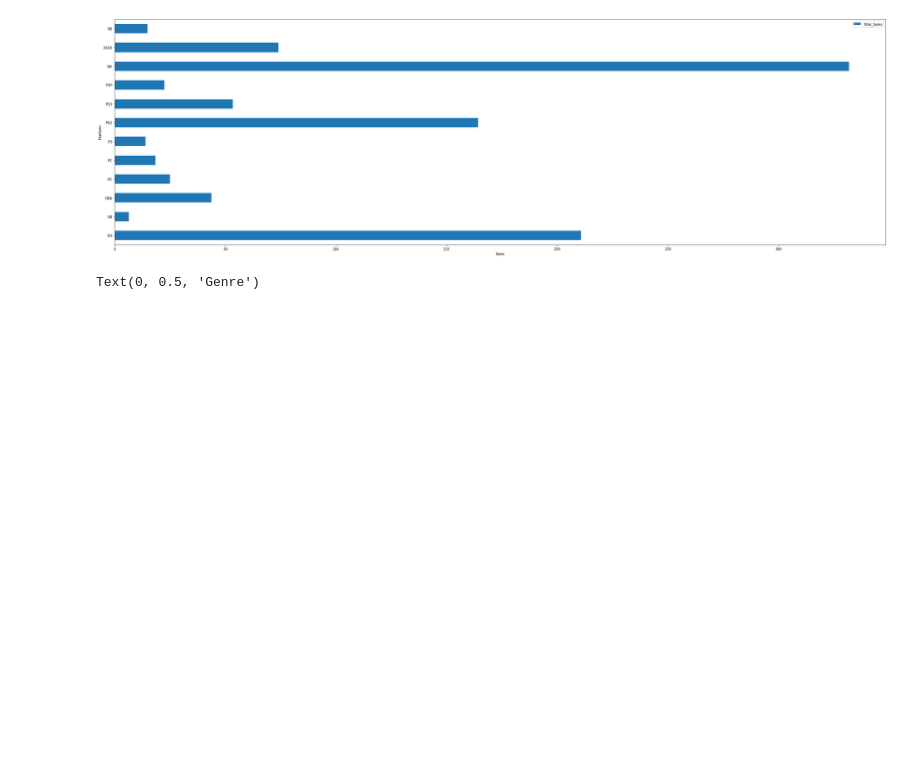
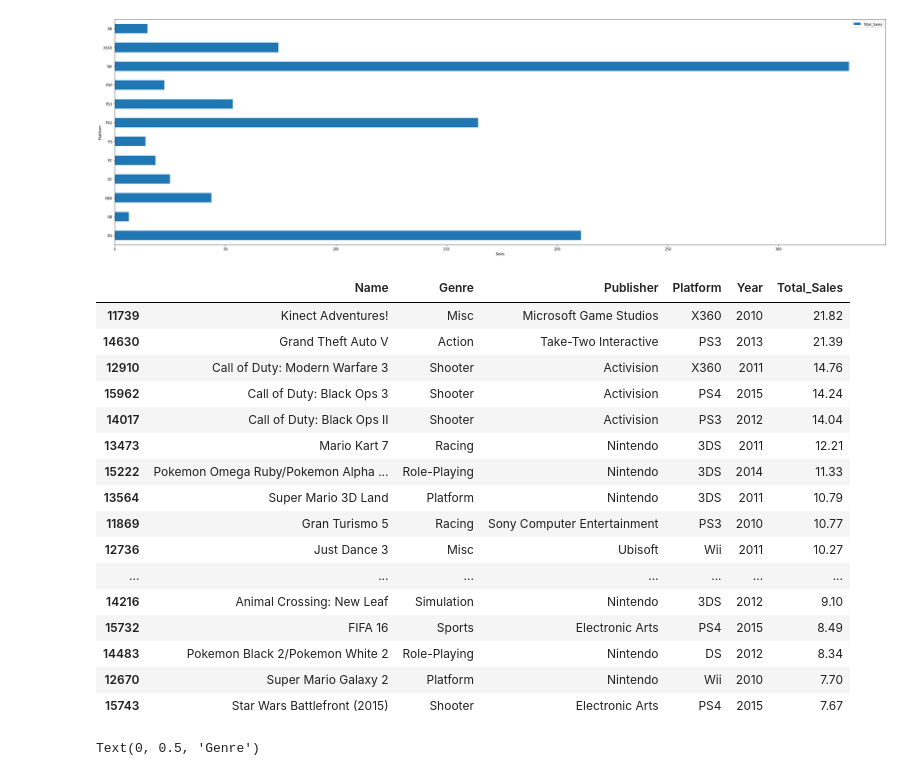
Before and after one commit to Gwonchankim/Project, a Jupyter notebook: Codestates/Game_Project.ipynb, the cells around one changed output. Cells and saved outputs as stored; diff of their text form; code cells hidden in the pictures; blank space fills up the shorter version.

```diff
--- a/Codestates/Game_Project.ipynb
+++ b/Codestates/Game_Project.ipynb
@@ -327,10 +397,29 @@ Text(0, 0.5, 'Platform')
 # %%
 #3.4 Top 100 2010년도 게임
 df_sort = df2.sort_values(['Total_Sales'], ascending=False)
 df_sort3 = df_sort[['Name','Genre','Publisher','Platform','Year','Total_Sales']]
 df_sort3 = df_sort3[df_sort3['Year'].between(2010, 2020)]
-df_sort3 = df_sort3.drop(['Year'], axis=1)
-top3 = df_sort3.iloc[:100]
+top3 = df_sort3.drop(['Year'], axis=1)
+top3 = top3.iloc[:100]
+df_sort3.iloc[:20]
+# %% [output]
+|  | Name | Genre | Publisher | Platform | Year | Total_Sales |
+| 11739 | Kinect Adventures! | Misc | Microsoft Game Studios | X360 | 2010 | 21.82 |
+| 14630 | Grand Theft Auto V | Action | Take-Two Interactive | PS3 | 2013 | 21.39 |
+| 12910 | Call of Duty: Modern Warfare 3 | Shooter | Activision | X360 | 2011 | 14.76 |
+| 15962 | Call of Duty: Black Ops 3 | Shooter | Activision | PS4 | 2015 | 14.24 |
+| 14017 | Call of Duty: Black Ops II | Shooter | Activision | PS3 | 2012 | 14.04 |
+| 13473 | Mario Kart 7 | Racing | Nintendo | 3DS | 2011 | 12.21 |
+| 15222 | Pokemon Omega Ruby/Pokemon Alpha ... | Role-Playing | Nintendo | 3DS | 2014 | 11.33 |
+| 13564 | Super Mario 3D Land | Platform | Nintendo | 3DS | 2011 | 10.79 |
+| 11869 | Gran Turismo 5 | Racing | Sony Computer Entertainment | PS3 | 2010 | 10.77 |
+| 12736 | Just Dance 3 | Misc | Ubisoft | Wii | 2011 | 10.27 |
+| ... | ... | ... | ... | ... | ... | ... |
+| 14216 | Animal Crossing: New Leaf | Simulation | Nintendo | 3DS | 2012 | 9.10 |
+| 15732 | FIFA 16 | Sports | Electronic Arts | PS4 | 2015 | 8.49 |
+| 14483 | Pokemon Black 2/Pokemon White 2 | Role-Playing | Nintendo | DS | 2012 | 8.34 |
+| 12670 | Super Mario Galaxy 2 | Platform | Nintendo | Wii | 2010 | 7.70 |
+| 15743 | Star Wars Battlefront (2015) | Shooter | Electronic Arts | PS4 | 2015 | 7.67 |
 # %%
 #장르별 시각화
 top3_plot = top3.groupby("Genre").sum().plot(kind='barh')
```
Also changed, not shown: parts of 12 cells of this notebook.
